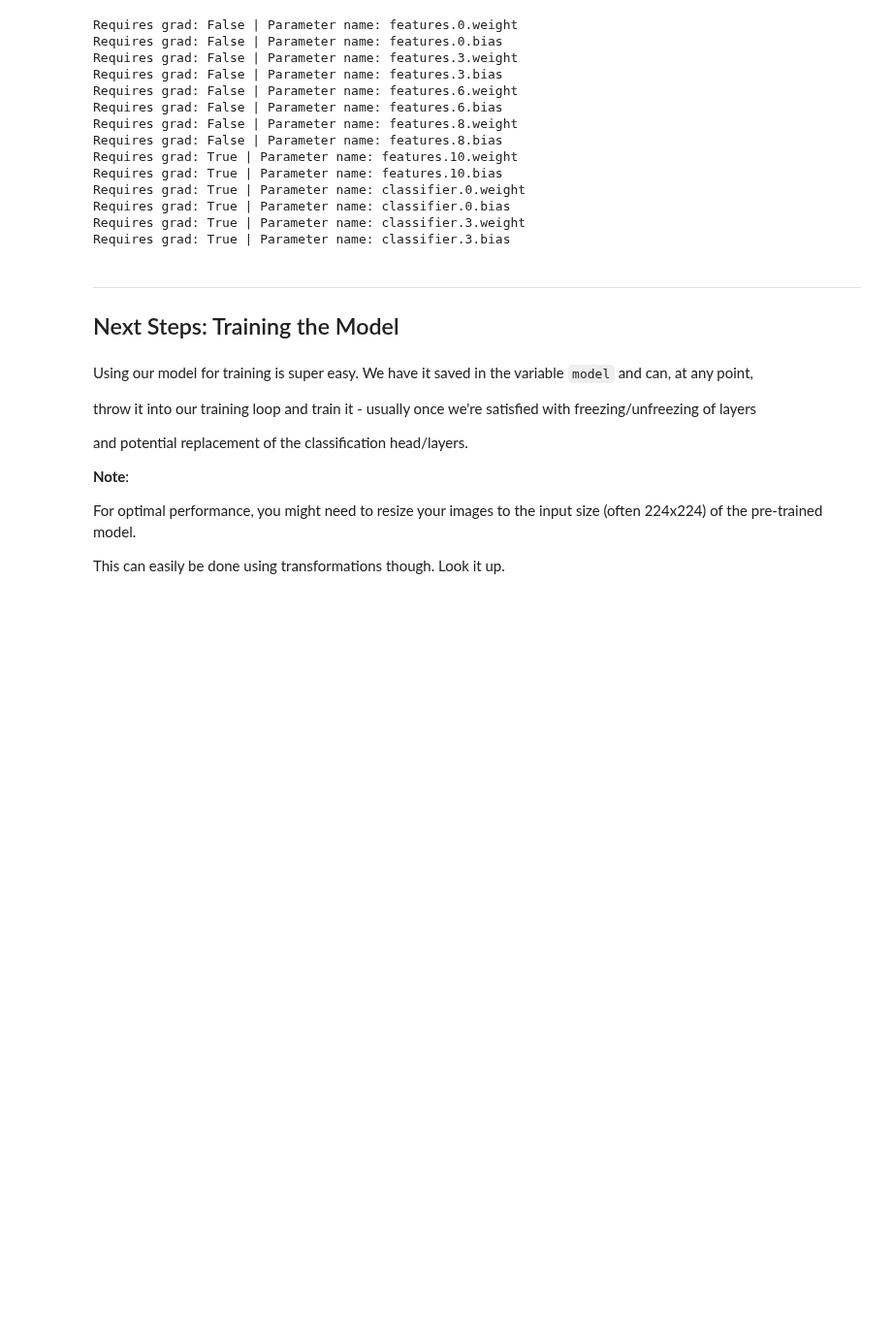
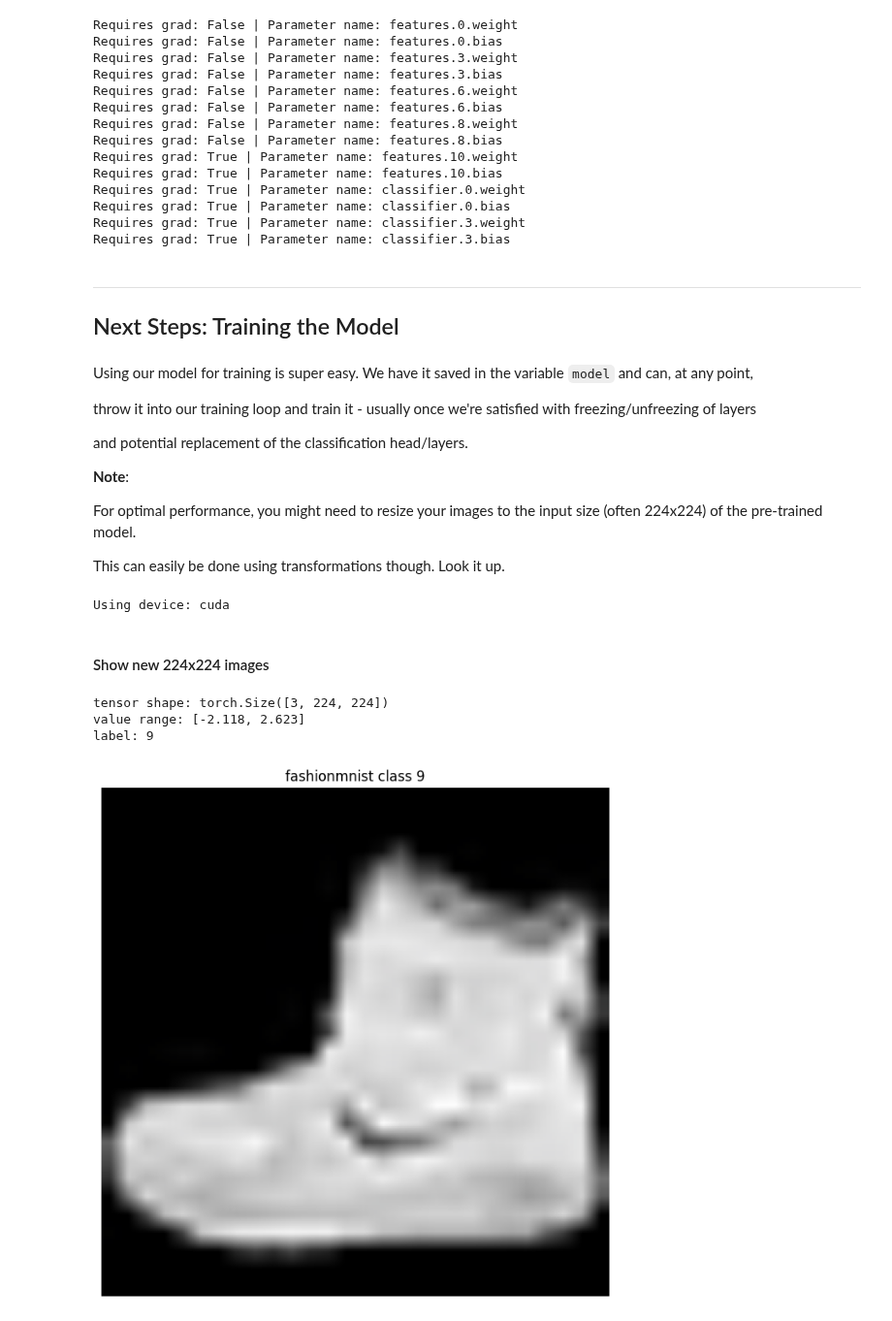
Before and after one commit to FutureGoose/OctaCycleCNN, a Jupyter notebook: exercises/w5/transfer_learning.ipynb, the cells around one changed output. Shown at 97% size. Cells and saved outputs as stored; diff of their text form; code cells hidden in the pictures; blank space fills up the shorter version.

```diff
--- a/exercises/w5/transfer_learning.ipynb
+++ b/exercises/w5/transfer_learning.ipynb
@@ -424,3 +421,74 @@ and potential replacement of the classification head/layers.
 For optimal performance, you might need to resize your images to the input size (often 224x224) of the pre-trained model.
 
 This can easily be done using transformations though. Look it up.
+# %%
+from torchvision import datasets, transforms
+import torch
+
+# set up transforms
+transform = transforms.Compose([
+    transforms.Resize(224),         # resize images to 224x224 for alexnet
+    transforms.ToTensor(),          # convert images to tensor format
+    transforms.Lambda(lambda x: x.repeat(3, 1, 1)),                                 # convert grayscale to 3 channels
+    transforms.Normalize(mean=[0.485, 0.456, 0.406], std=[0.229, 0.224, 0.225])     # normalize using imagenet stats
+])
+
+# load training and test datasets with transforms
+trainset = datasets.FashionMNIST(root='../w4/data/', train=True, download=True, transform=transform)
+valset = datasets.FashionMNIST(root='../w4/data/', train=False, download=True, transform=transform)
+
+# device
+device = torch.device("cuda" if torch.cuda.is_available() else "cpu")
+print(f'Using device: {device}')
+# %% [output]
+Using device: cuda
+# %% [markdown]
+#### Show new 224x224 images
+# %%
+import matplotlib.pyplot as plt
+import torchvision
+
+# function to show image and print metadata
+def inspect_image(dataset, idx=0):
+    img, label = dataset[idx]
+
+    # print metadata
+    print(f"tensor shape: {img.shape}")
+    print(f"value range: [{img.min():.3f}, {img.max():.3f}]")
+    print(f"label: {label}")
+
+    # denormalize and convert to displayable format
+    img_display = img.permute(1, 2, 0).numpy()
+    img_display = (img_display * [0.229, 0.224, 0.225] + [0.485, 0.456, 0.406]).clip(0, 1)
+
+    # display
+    plt.figure(figsize=(8, 8))
+    plt.imshow(img_display)
+    plt.axis('off')
+    plt.title(f'fashionmnist class {label}')
+    plt.show()
+
+# show a grid of images
+def show_image_grid(dataset, num_images=16):
+    imgs = [dataset[i][0] for i in range(num_images)]
+    grid = torchvision.utils.make_grid(imgs, nrow=4)
+
+    # denormalize
+    grid_display = grid.permute(1, 2, 0).numpy()
+    grid_display = (grid_display * [0.229, 0.224, 0.225] + [0.485, 0.456, 0.406]).clip(0, 1)
+
+    plt.figure(figsize=(15, 15))
+    plt.imshow(grid_display)
+    plt.axis('off')
+    plt.show()
+
+# inspect single image
+inspect_image(trainset, idx=0)
+
+# show grid of images
+# show_image_grid(trainset)
+# %% [output]
+tensor shape: torch.Size([3, 224, 224])
+value range: [-2.118, 2.623]
+label: 9
+[figure, added]
```
Also changed, not shown: parts of 8 cells of this notebook.
